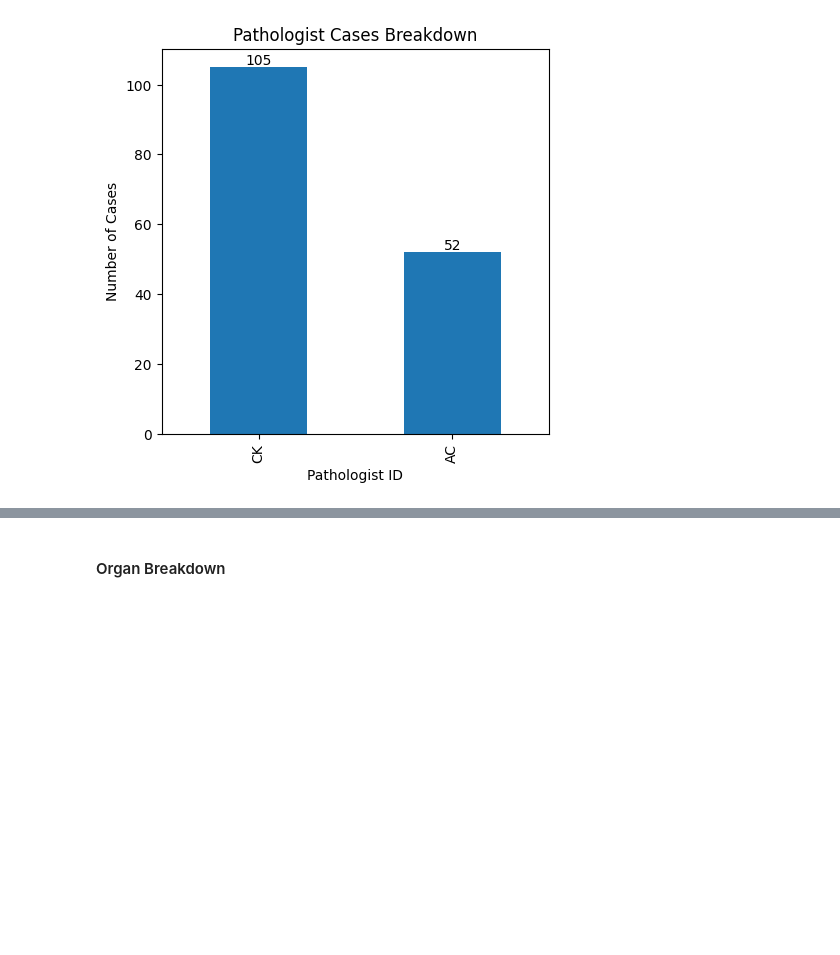
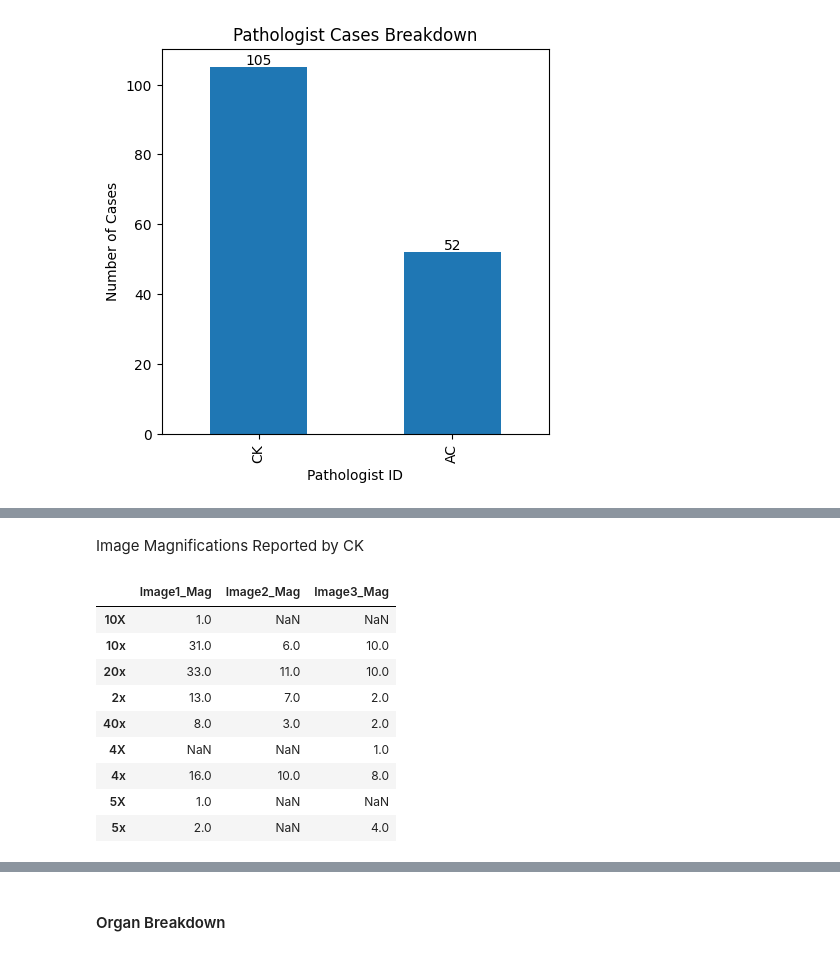
Before and after one commit to embedded-robotics/path-open-data, a Jupyter notebook: pathopen_raw_data_analysis.ipynb, the cells around one changed output, grey strips where cells are left out. Saved outputs shown, nothing was run; the diff lists cells and outputs as text; code cells hidden in the pictures; blank space fills up the shorter version.

```diff
--- a/pathopen_raw_data_analysis.ipynb
+++ b/pathopen_raw_data_analysis.ipynb
@@ -58,0 +72,15 @@ plt.show()
+# %% [markdown]
+Image Magnifications Reported by CK
+# %%
+vqa_data[vqa_data['Pathologist ID'] == 'CK'][['Image1_Mag', 'Image2_Mag', 'Image3_Mag']].apply(pd.Series.value_counts)
+# %% [output]
+|  | Image1_Mag | Image2_Mag | Image3_Mag |
+| 10X | 1.0 | NaN | NaN |
+| 10x | 31.0 | 6.0 | 10.0 |
+| 20x | 33.0 | 11.0 | 10.0 |
+| 2x | 13.0 | 7.0 | 2.0 |
+| 40x | 8.0 | 3.0 | 2.0 |
+| 4X | NaN | NaN | 1.0 |
+| 4x | 16.0 | 10.0 | 8.0 |
+| 5X | 1.0 | NaN | NaN |
+| 5x | 2.0 | NaN | 4.0 |
```
Also changed, not shown: parts of 29 cells of this notebook, 1 other file.
